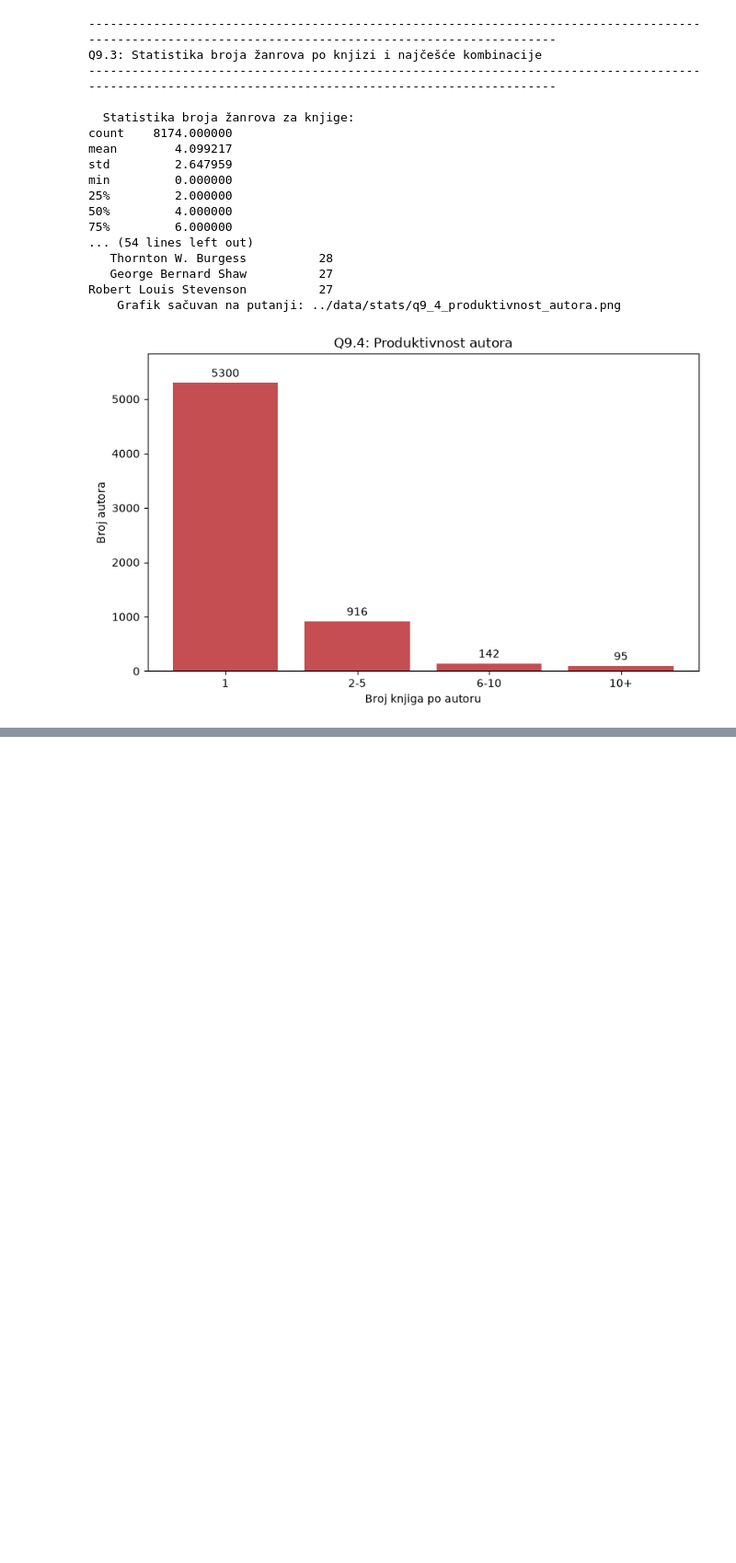
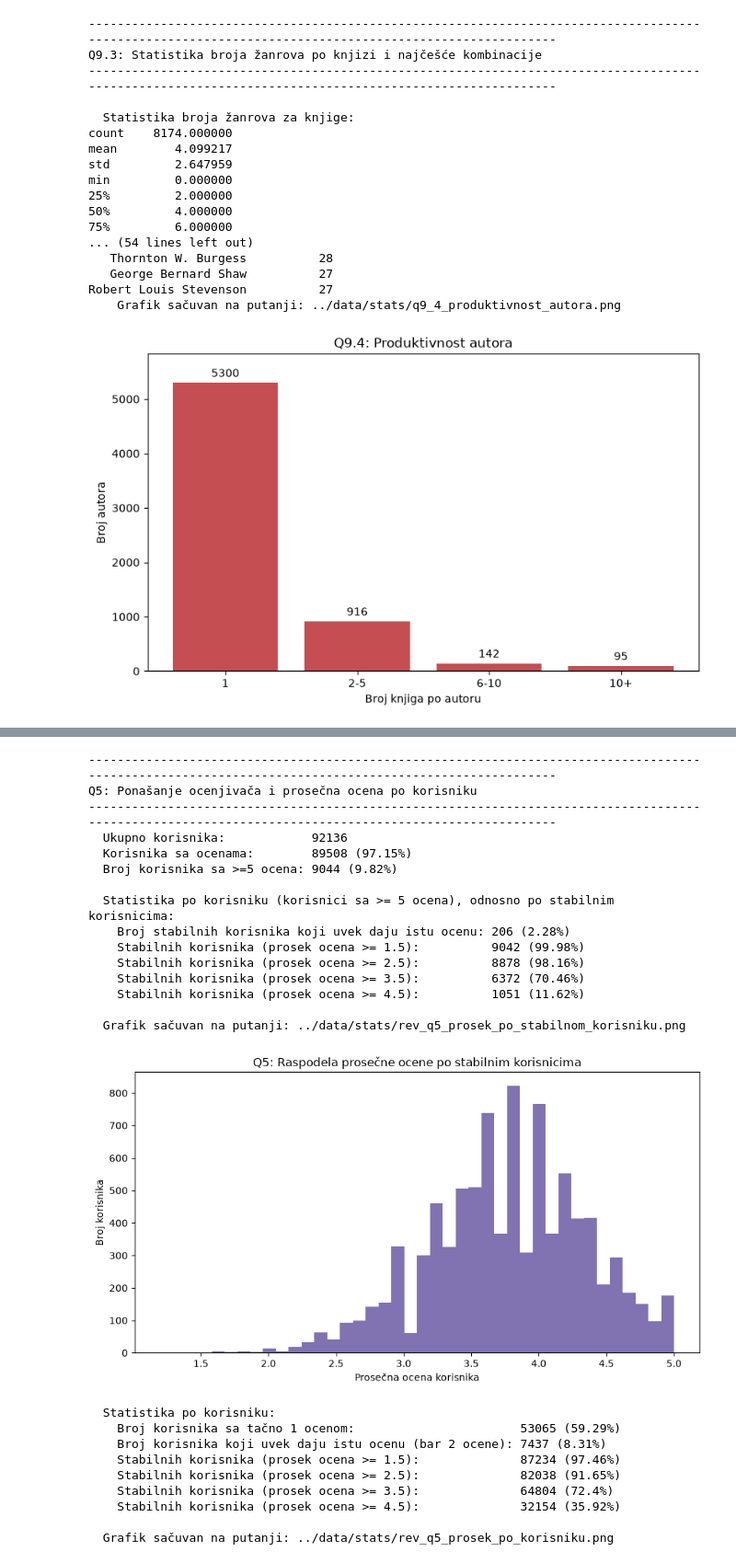
Before and after one commit to neshko31/AI-agent-za-biblioteku, a Jupyter notebook: VectorDatabaseService/scripts/data_stats.ipynb, the cells around one changed output, grey strips where cells are left out. Shown at 92% size. Saved outputs shown, nothing was run; the diff lists cells and outputs as text; code cells hidden in the pictures; blank space fills up the shorter version.

```diff
--- a/VectorDatabaseService/scripts/data_stats.ipynb
+++ b/VectorDatabaseService/scripts/data_stats.ipynb
@@ -1597,0 +2065,77 @@ Robert Louis Stevenson          27
+# %%
+# 5 - Ponašanje ocenjivača i prosečna ocena po korisniku
+print_header(5, "Ponašanje ocenjivača i prosečna ocena po korisniku")
+
+user_rating = rated_df.groupby("user_id")["rating"].agg(["count", "mean", "std"])
+stable_users = user_rating[user_rating["count"] >= REVIEWS_FOR_STABLE_USER]
+
+print(f"  Ukupno korisnika:            {reviews_df["user_id"].nunique()}")
+print(f"  Korisnika sa ocenama:        {len(user_rating)} ({pct(len(user_rating), reviews_df["user_id"].nunique())}%)")
+print(f"  Broj korisnika sa >={REVIEWS_FOR_STABLE_USER} ocena: {len(stable_users)} ({pct(len(stable_users), reviews_df["user_id"].nunique())}%)")
+
+if len(stable_users):
+    print(f"\n  Statistika po korisniku (korisnici sa >= {REVIEWS_FOR_STABLE_USER} ocena), odnosno po stabilnim korisnicima:")
+    always_same = (stable_users["std"].fillna(0) == 0).sum()
+    print(f"    Broj stabilnih korisnika koji uvek daju istu ocenu: {always_same} ({pct(always_same, len(stable_users))}%)")
+    mean_ge = (stable_users["mean"] >= 1.5).sum()
+    print(f"    Stabilnih korisnika (prosek ocena >= 1.5):          {mean_ge} ({pct(mean_ge, len(stable_users))}%)")
+    mean_ge = (stable_users["mean"] >= 2.5).sum()
+    print(f"    Stabilnih korisnika (prosek ocena >= 2.5):          {mean_ge} ({pct(mean_ge, len(stable_users))}%)")
+    mean_ge = (stable_users["mean"] >= 3.5).sum()
+    print(f"    Stabilnih korisnika (prosek ocena >= 3.5):          {mean_ge} ({pct(mean_ge, len(stable_users))}%)")
+    mean_ge = (stable_users["mean"] >= 4.5).sum()
+    print(f"    Stabilnih korisnika (prosek ocena >= 4.5):          {mean_ge} ({pct(mean_ge, len(stable_users))}%)\n")
+
+    fig, ax = plt.subplots(figsize=(9, 5))
+    ax.hist(stable_users["mean"], bins=40, color="#8172B2")
+    ax.set_xlabel("Prosečna ocena korisnika")
+    ax.set_ylabel("Broj korisnika")
+    ax.set_title("Q5: Raspodela prosečne ocene po stabilnim korisnicima")
+    save_and_show(fig, "rev_q5_prosek_po_stabilnom_korisniku.png")
+
+print(f"  Statistika po korisniku:")
+always_same = ((user_rating["std"].fillna(0) == 0) & (user_rating["count"] > 1)).sum()
+only_one_rating = (user_rating["count"] == 1).sum()
+print(f"    Broj korisnika sa tačno 1 ocenom:                       {only_one_rating} ({pct(only_one_rating, len(user_rating))}%)")
+print(f"    Broj korisnika koji uvek daju istu ocenu (bar 2 ocene): {always_same} ({pct(always_same, len(user_rating))}%)")
+mean_ge = (user_rating["mean"] >= 1.5).sum()
+print(f"    Stabilnih korisnika (prosek ocena >= 1.5):              {mean_ge} ({pct(mean_ge, len(user_rating))}%)")
+mean_ge = (user_rating["mean"] >= 2.5).sum()
+print(f"    Stabilnih korisnika (prosek ocena >= 2.5):              {mean_ge} ({pct(mean_ge, len(user_rating))}%)")
+mean_ge = (user_rating["mean"] >= 3.5).sum()
+print(f"    Stabilnih korisnika (prosek ocena >= 3.5):              {mean_ge} ({pct(mean_ge, len(user_rating))}%)")
+mean_ge = (user_rating["mean"] >= 4.5).sum()
+print(f"    Stabilnih korisnika (prosek ocena >= 4.5):              {mean_ge} ({pct(mean_ge, len(user_rating))}%)\n")
+
+fig, ax = plt.subplots(figsize=(9, 5))
+ax.hist(user_rating["mean"], bins=40, color="#5B70EC")
+ax.set_xlabel("Prosečna ocena korisnika")
+ax.set_ylabel("Broj korisnika")
+ax.set_title("Q5: Raspodela prosečne ocene po korisnicima")
+save_and_show(fig, "rev_q5_prosek_po_korisniku.png")
+# %% [output]
+------------------------------------------------------------------------------------------------------------------------------------------------------
+Q5: Ponašanje ocenjivača i prosečna ocena po korisniku
+------------------------------------------------------------------------------------------------------------------------------------------------------
+  Ukupno korisnika:            92136
+  Korisnika sa ocenama:        89508 (97.15%)
+  Broj korisnika sa >=5 ocena: 9044 (9.82%)
+
+  Statistika po korisniku (korisnici sa >= 5 ocena), odnosno po stabilnim korisnicima:
+    Broj stabilnih korisnika koji uvek daju istu ocenu: 206 (2.28%)
+    Stabilnih korisnika (prosek ocena >= 1.5):          9042 (99.98%)
+    Stabilnih korisnika (prosek ocena >= 2.5):          8878 (98.16%)
+    Stabilnih korisnika (prosek ocena >= 3.5):          6372 (70.46%)
+    Stabilnih korisnika (prosek ocena >= 4.5):          1051 (11.62%)
+
+  Grafik sačuvan na putanji: ../data/stats/rev_q5_prosek_po_stabilnom_korisniku.png
+[figure, added]
+  Statistika po korisniku:
+    Broj korisnika sa tačno 1 ocenom:                       53065 (59.29%)
+    Broj korisnika koji uvek daju istu ocenu (bar 2 ocene): 7437 (8.31%)
+    Stabilnih korisnika (prosek ocena >= 1.5):              87234 (97.46%)
+    Stabilnih korisnika (prosek ocena >= 2.5):              82038 (91.65%)
+    Stabilnih korisnika (prosek ocena >= 3.5):              64804 (72.4%)
+    Stabilnih korisnika (prosek ocena >= 4.5):              32154 (35.92%)
+
+  Grafik sačuvan na putanji: ../data/stats/rev_q5_prosek_po_korisniku.png
```
Also changed, not shown: parts of 30 cells of this notebook.
